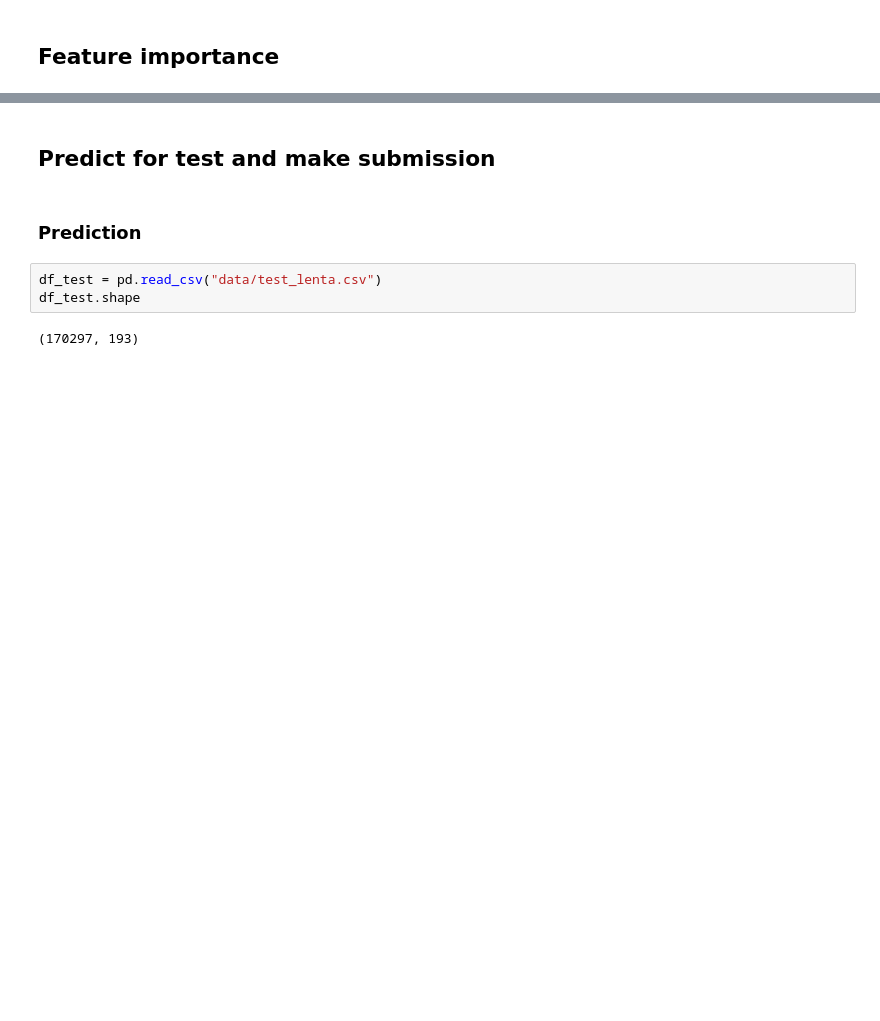
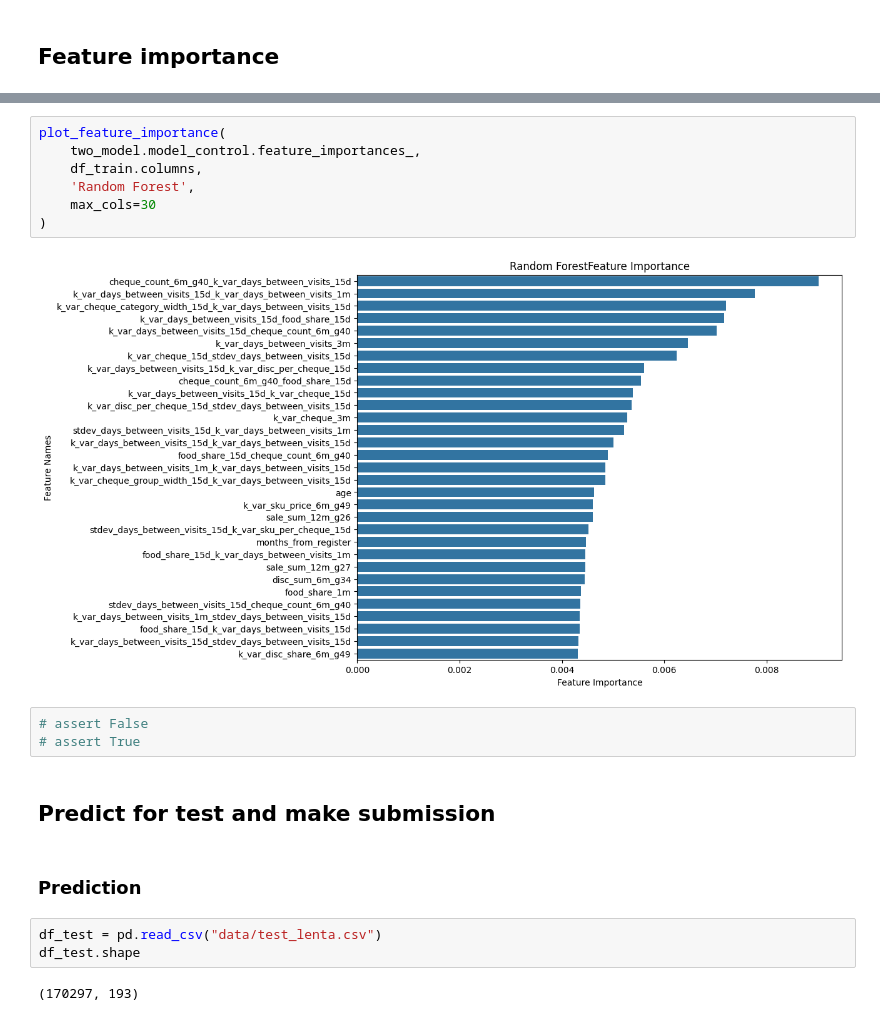
Before and after one commit to TayJen/Uplift---A-B-Testing---Reliable-ML, a Jupyter notebook: kaggle_base.ipynb, the cells around one changed output, grey strips where cells are left out. Cells and saved outputs as stored; diff of their text form; blank space fills up the shorter version.

```diff
--- a/kaggle_base.ipynb
+++ b/kaggle_base.ipynb
@@ -361,3 +340,15 @@ plot_feature_importance(
+# %%
+plot_feature_importance(
+    two_model.model_control.feature_importances_,
+    df_train.columns,
+    'Random Forest',
+    max_cols=30
+)
+# %% [output]
+[figure, added]
+# %%
+# assert False
+# assert True
 # %% [markdown]
 ## Predict for test and make submission
 # %% [markdown]
```
Also changed, not shown: parts of 17 cells of this notebook, 2 other files.
